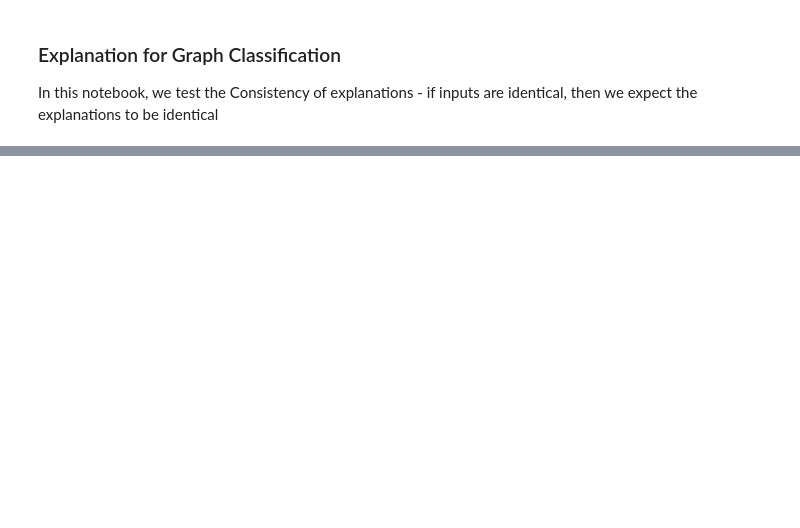
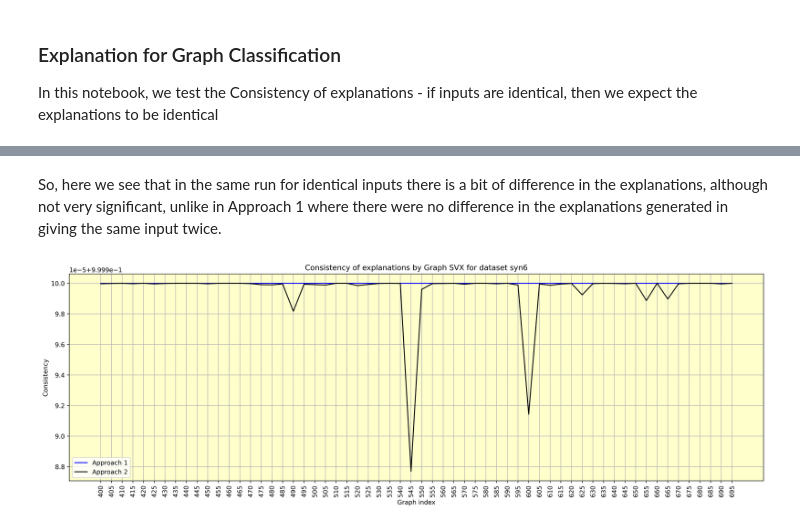
Before and after one commit to ASudu/GraphSVX_graph_properties, a Jupyter notebook: graph_theoretic_properties/graph_classification.ipynb, the cells around one changed output, grey strips where cells are left out. Cells and saved outputs as stored; diff of their text form; code cells hidden in the pictures; blank space fills up the shorter version.

Commit message:
approach 2 of consistency
Generated explanation twice for each graph in same run

```diff
--- a/graph_theoretic_properties/graph_classification.ipynb
+++ b/graph_theoretic_properties/graph_classification.ipynb
@@ -104,0 +128,24 @@ Closeness: 1.0 +/- 0.0
+# %%
+# Compute Closeness in Approach 2
+closeness2 = []
+for i in range(400,700,5):
+    # Form numpy arrays a1 and a2 by appending corresponding biases to the list of weights
+    a1 = prep_vector('d1',i)
+    a2 = prep_vector('d2',i)
+
+    # print(f"a1: {a1}")
+    # print(f"a2: {a2}")
+    # Normalize the vectors
+    a1 = normalize(a1)
+    a2 = normalize(a2)
+
+    # Evaluating the required metric
+    a = (np.linalg.norm(a1 - a2, 2)**2)
+
+    closeness2.append(2/(1 + math.exp(a)))
+
+closeness2 = np.array(closeness2)
+mean = np.mean(closeness2)
+std = np.std(closeness2)
+
+print(f"Closeness: {mean} +/- {std}")
@@ -104,0 +174,23 @@ Closeness: 1.0 +/- 0.0
+# %% [markdown]
+So, here we see that in the same run for identical inputs there is a bit of difference in the explanations, although not very significant, unlike in Approach 1 where there were no difference in the explanations generated in giving the same input twice.
+# %%
+# Plot closeness
+x = list(range(400,700,5))
+y1 = list(closeness1)
+y2 = list(closeness2)
+
+plt.figure(figsize=(20,6), dpi = 500)
+plt.gca().grid(True)
+plt.gca().set_facecolor((1, 1, 0.8))
+plt.plot(x, y1, label='Approach 1',color='blue')
+plt.plot(x, y2, label='Approach 2',color='k')
+
+plt.title('Consistency of explanations by Graph SVX for dataset syn6', fontsize=12)
+plt.legend(prop={'size':10})
+plt.ylabel("Consistency")
+plt.xlabel("Graph index")
+plt.xticks(x,rotation=90)
+plt.savefig(fname= "D:\D_Drive\Github\Thesis\GraphSVX_graph_properties\graph_theoretic_properties\plots\SVX_consistency_syn6")
+plt.show()
+# %% [output]
+[figure, added]
```
Also changed, not shown: parts of 10 cells of this notebook, 5 other files.
